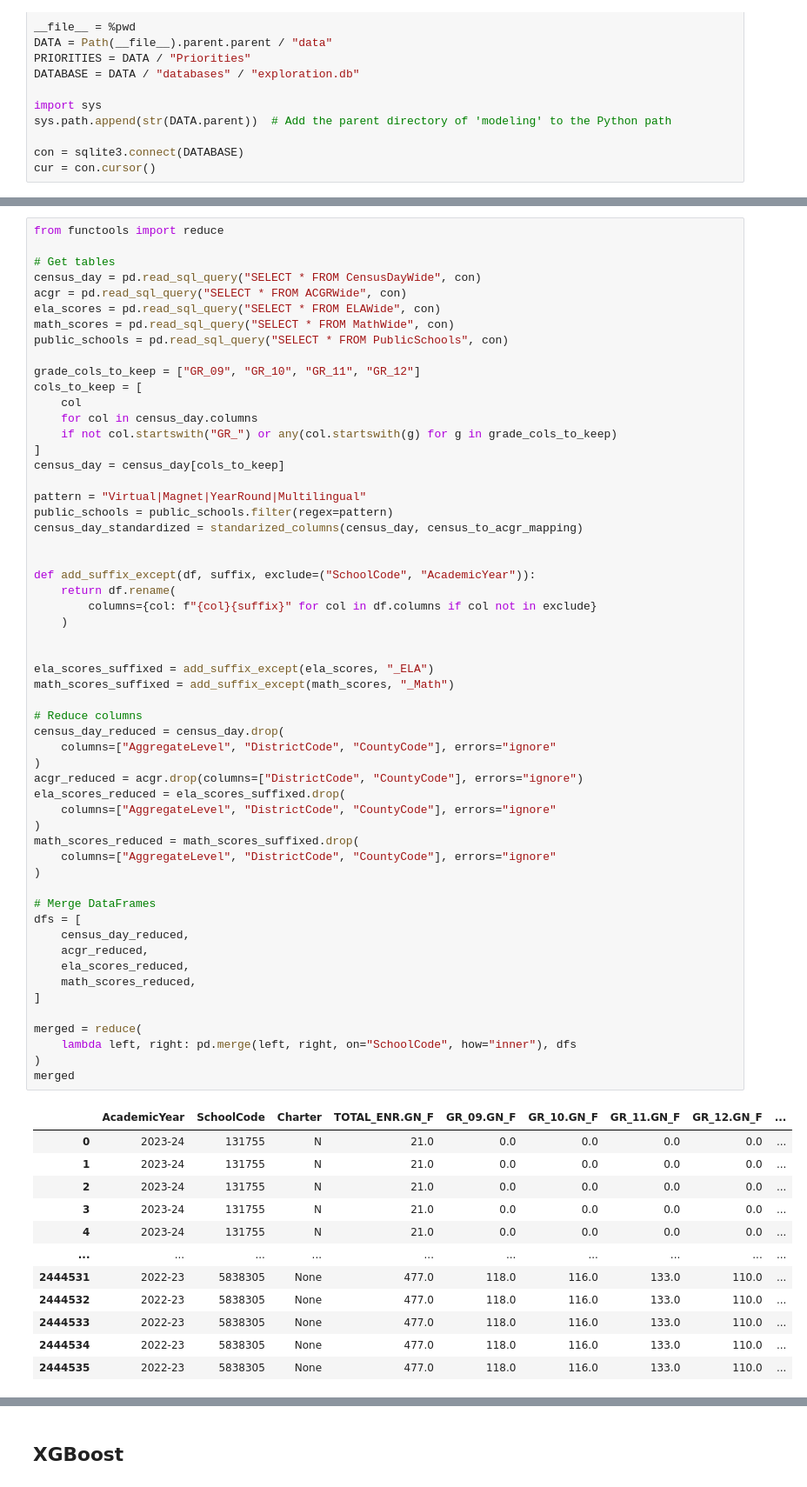
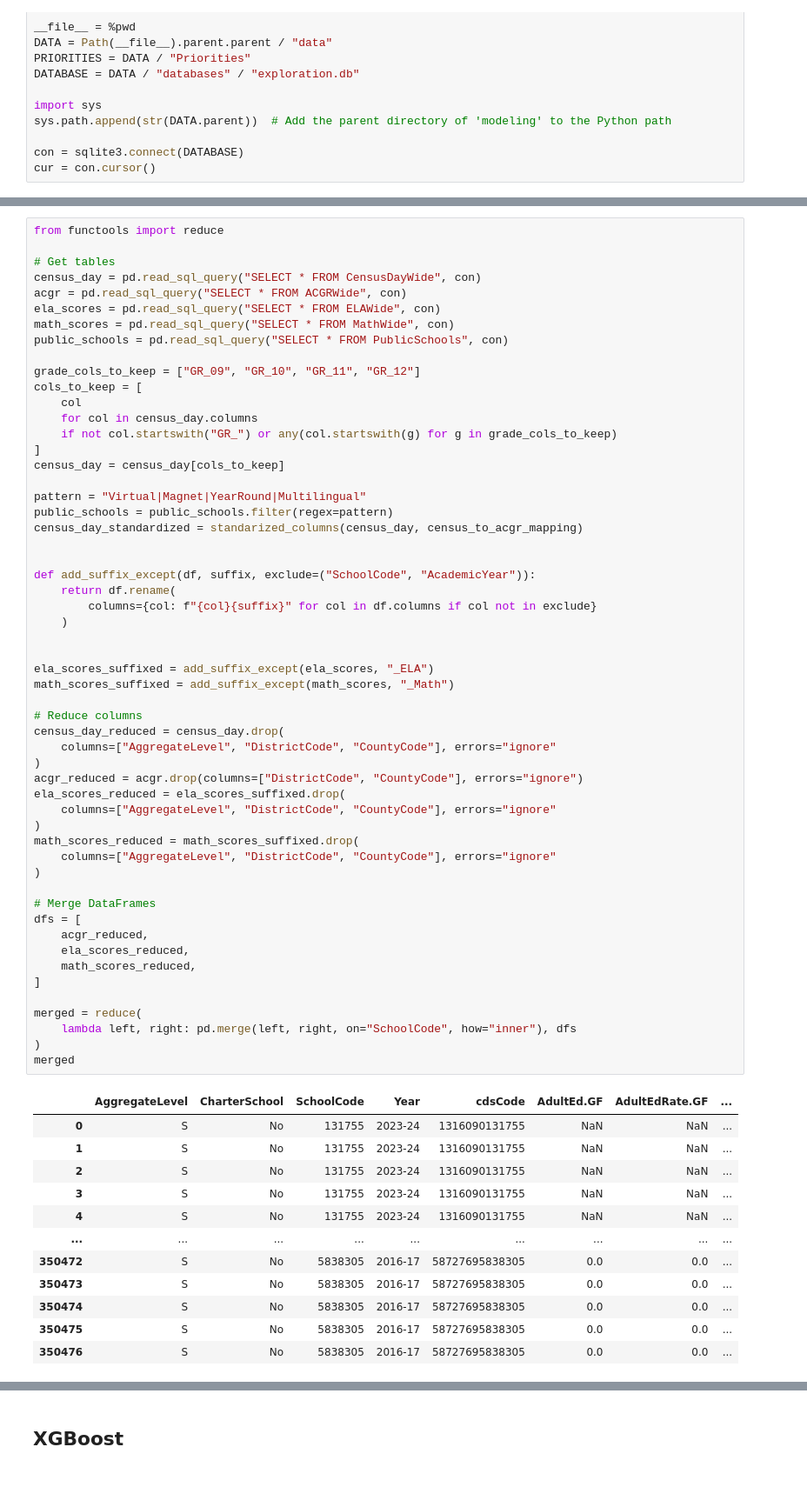
Before and after one commit to PENTASHIFT/DS-Capstone-Project, a Jupyter notebook: modeling/Combined/acgr_census_public_test_scores.ipynb, the cells around one changed output, grey strips where cells are left out. Shown at 87% size. Saved outputs shown, nothing was run; the diff lists cells and outputs as text.

```diff
--- a/modeling/Combined/acgr_census_public_test_scores.ipynb
+++ b/modeling/Combined/acgr_census_public_test_scores.ipynb
@@ -92,43 +92,42 @@ def add_suffix_except(df, suffix, exclude=("SchoolCode", "AcademicYear")):
     )
 
 
 ela_scores_suffixed = add_suffix_except(ela_scores, "_ELA")
 math_scores_suffixed = add_suffix_except(math_scores, "_Math")
 
 # Reduce columns
 census_day_reduced = census_day.drop(
     columns=["AggregateLevel", "DistrictCode", "CountyCode"], errors="ignore"
 )
 acgr_reduced = acgr.drop(columns=["DistrictCode", "CountyCode"], errors="ignore")
 ela_scores_reduced = ela_scores_suffixed.drop(
     columns=["AggregateLevel", "DistrictCode", "CountyCode"], errors="ignore"
 )
 math_scores_reduced = math_scores_suffixed.drop(
     columns=["AggregateLevel", "DistrictCode", "CountyCode"], errors="ignore"
 )
 
 # Merge DataFrames
 dfs = [
-    census_day_reduced,
     acgr_reduced,
     ela_scores_reduced,
     math_scores_reduced,
 ]
 
 merged = reduce(
     lambda left, right: pd.merge(left, right, on="SchoolCode", how="inner"), dfs
 )
 merged
 # %% [output]
-|  | AcademicYear | SchoolCode | Charter | TOTAL_ENR.GN_F | GR_09.GN_F | GR_10.GN_F | GR_11.GN_F | GR_12.GN_F | ... |
-| 0 | 2023-24 | 131755 | N | 21.0 | 0.0 | 0.0 | 0.0 | 0.0 | ... |
-| 1 | 2023-24 | 131755 | N | 21.0 | 0.0 | 0.0 | 0.0 | 0.0 | ... |
-| 2 | 2023-24 | 131755 | N | 21.0 | 0.0 | 0.0 | 0.0 | 0.0 | ... |
-| 3 | 2023-24 | 131755 | N | 21.0 | 0.0 | 0.0 | 0.0 | 0.0 | ... |
-| 4 | 2023-24 | 131755 | N | 21.0 | 0.0 | 0.0 | 0.0 | 0.0 | ... |
-| ... | ... | ... | ... | ... | ... | ... | ... | ... | ... |
-| 2444531 | 2022-23 | 5838305 | None | 477.0 | 118.0 | 116.0 | 133.0 | 110.0 | ... |
-| 2444532 | 2022-23 | 5838305 | None | 477.0 | 118.0 | 116.0 | 133.0 | 110.0 | ... |
-| 2444533 | 2022-23 | 5838305 | None | 477.0 | 118.0 | 116.0 | 133.0 | 110.0 | ... |
-| 2444534 | 2022-23 | 5838305 | None | 477.0 | 118.0 | 116.0 | 133.0 | 110.0 | ... |
-| 2444535 | 2022-23 | 5838305 | None | 477.0 | 118.0 | 116.0 | 133.0 | 110.0 | ... |
+|  | AggregateLevel | CharterSchool | SchoolCode | Year | cdsCode | AdultEd.GF | AdultEdRate.GF | ... |
+| 0 | S | No | 131755 | 2023-24 | 1316090131755 | NaN | NaN | ... |
+| 1 | S | No | 131755 | 2023-24 | 1316090131755 | NaN | NaN | ... |
+| 2 | S | No | 131755 | 2023-24 | 1316090131755 | NaN | NaN | ... |
+| 3 | S | No | 131755 | 2023-24 | 1316090131755 | NaN | NaN | ... |
+| 4 | S | No | 131755 | 2023-24 | 1316090131755 | NaN | NaN | ... |
+| ... | ... | ... | ... | ... | ... | ... | ... | ... |
+| 350472 | S | No | 5838305 | 2016-17 | 58727695838305 | 0.0 | 0.0 | ... |
+| 350473 | S | No | 5838305 | 2016-17 | 58727695838305 | 0.0 | 0.0 | ... |
+| 350474 | S | No | 5838305 | 2016-17 | 58727695838305 | 0.0 | 0.0 | ... |
+| 350475 | S | No | 5838305 | 2016-17 | 58727695838305 | 0.0 | 0.0 | ... |
+| 350476 | S | No | 5838305 | 2016-17 | 58727695838305 | 0.0 | 0.0 | ... |
```
Also changed, not shown: parts of 11 cells of this notebook, 3 other files.
